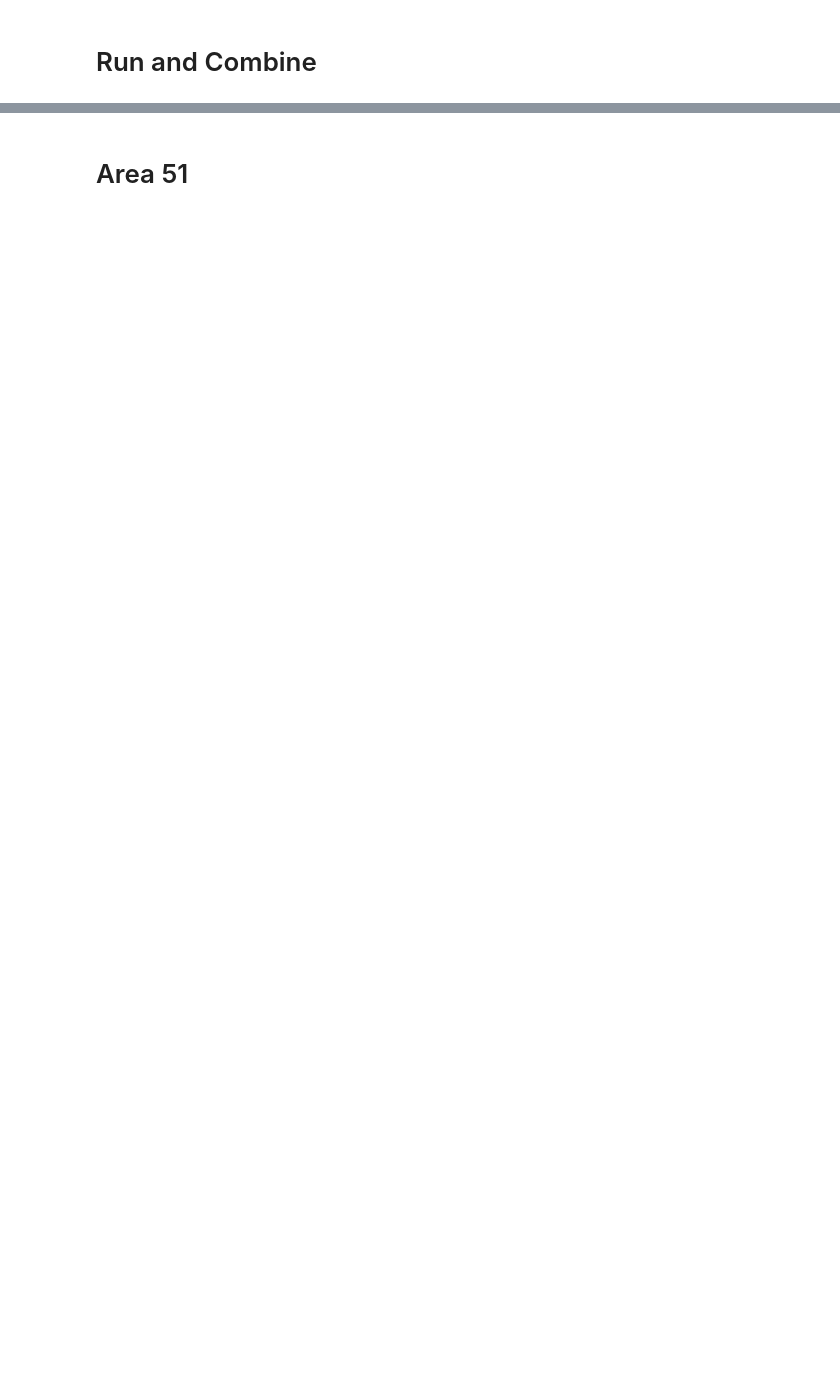
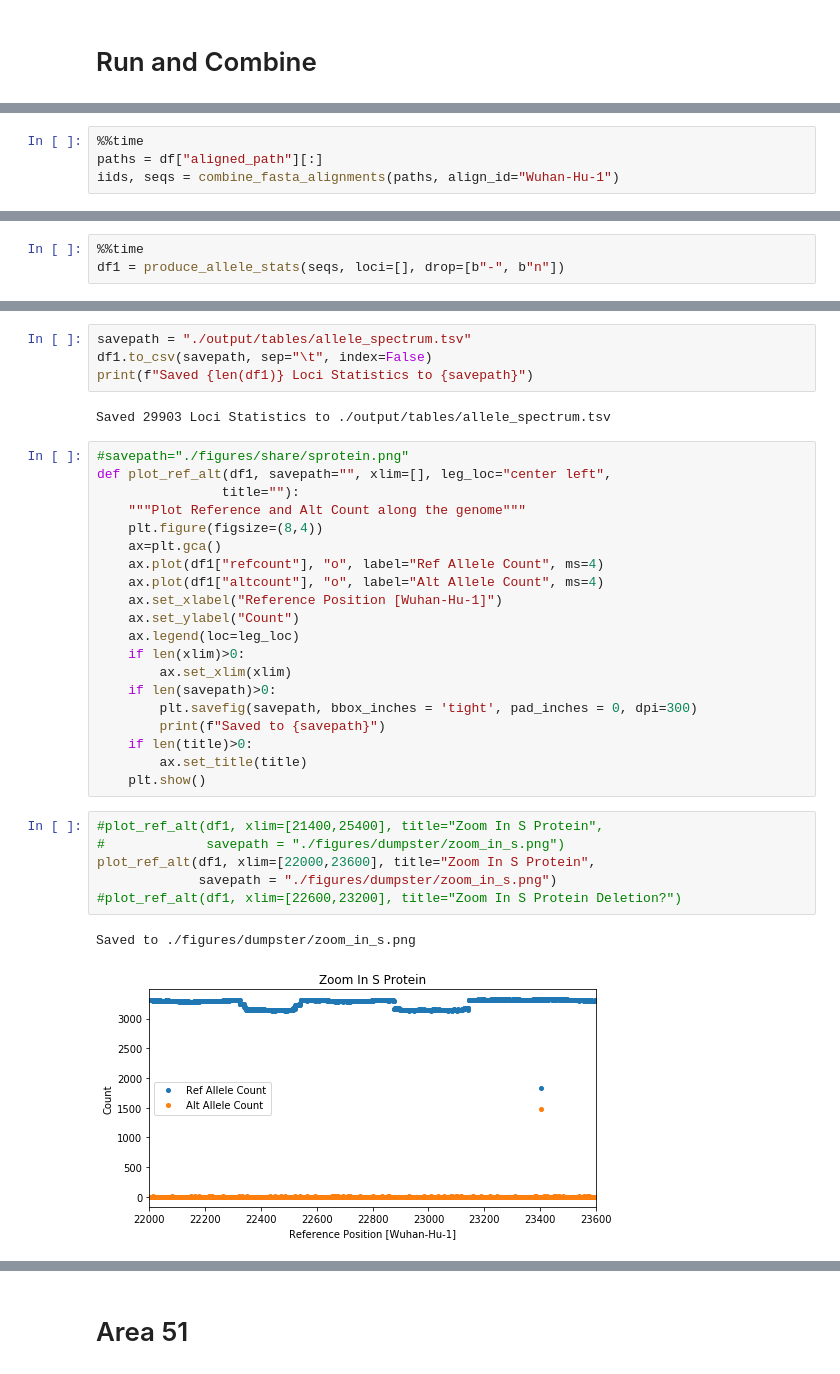
Before and after one commit to hringbauer/covid19_data, a Jupyter notebook: notebooks/process_data/create_h5.ipynb, the cells around one changed output, grey strips where cells are left out. Drawn from its saved outputs; the diff is of its cells as text; blank space fills up the shorter version.

```diff
--- a/notebooks/process_data/create_h5.ipynb
+++ b/notebooks/process_data/create_h5.ipynb
@@ -75,0 +156,4 @@ def combine_fasta_alignments(paths, align_id="Wuhan-Hu-1"):
+# %%
+%%time
+paths = df["aligned_path"][:]
+iids, seqs = combine_fasta_alignments(paths, align_id="Wuhan-Hu-1")
@@ -75,0 +167,3 @@ def combine_fasta_alignments(paths, align_id="Wuhan-Hu-1"):
+# %%
+%%time
+df1 = produce_allele_stats(seqs, loci=[], drop=[b"-", b"n"])
@@ -75,0 +174,35 @@ def combine_fasta_alignments(paths, align_id="Wuhan-Hu-1"):
+# %%
+savepath = "./output/tables/allele_spectrum.tsv"
+df1.to_csv(savepath, sep="\t", index=False)
+print(f"Saved {len(df1)} Loci Statistics to {savepath}")
+# %% [output]
+Saved 29903 Loci Statistics to ./output/tables/allele_spectrum.tsv
+# %%
+#savepath="./figures/share/sprotein.png"
+def plot_ref_alt(df1, savepath="", xlim=[], leg_loc="center left",
+                title=""):
+    """Plot Reference and Alt Count along the genome"""
+    plt.figure(figsize=(8,4))
+    ax=plt.gca()
+    ax.plot(df1["refcount"], "o", label="Ref Allele Count", ms=4)
+    ax.plot(df1["altcount"], "o", label="Alt Allele Count", ms=4)
+    ax.set_xlabel("Reference Position [Wuhan-Hu-1]")
+    ax.set_ylabel("Count")
+    ax.legend(loc=leg_loc)
+    if len(xlim)>0:
+        ax.set_xlim(xlim)
+    if len(savepath)>0:
+        plt.savefig(savepath, bbox_inches = 'tight', pad_inches = 0, dpi=300)
+        print(f"Saved to {savepath}")
+    if len(title)>0:
+        ax.set_title(title)
+    plt.show()
+# %%
+#plot_ref_alt(df1, xlim=[21400,25400], title="Zoom In S Protein",
+#             savepath = "./figures/dumpster/zoom_in_s.png")
+plot_ref_alt(df1, xlim=[22000,23600], title="Zoom In S Protein",
+             savepath = "./figures/dumpster/zoom_in_s.png")
+#plot_ref_alt(df1, xlim=[22600,23200], title="Zoom In S Protein Deletion?")
+# %% [output]
+Saved to ./figures/dumpster/zoom_in_s.png
+[figure, added]
```
Also changed, not shown: parts of 31 cells of this notebook, 12 other files.
